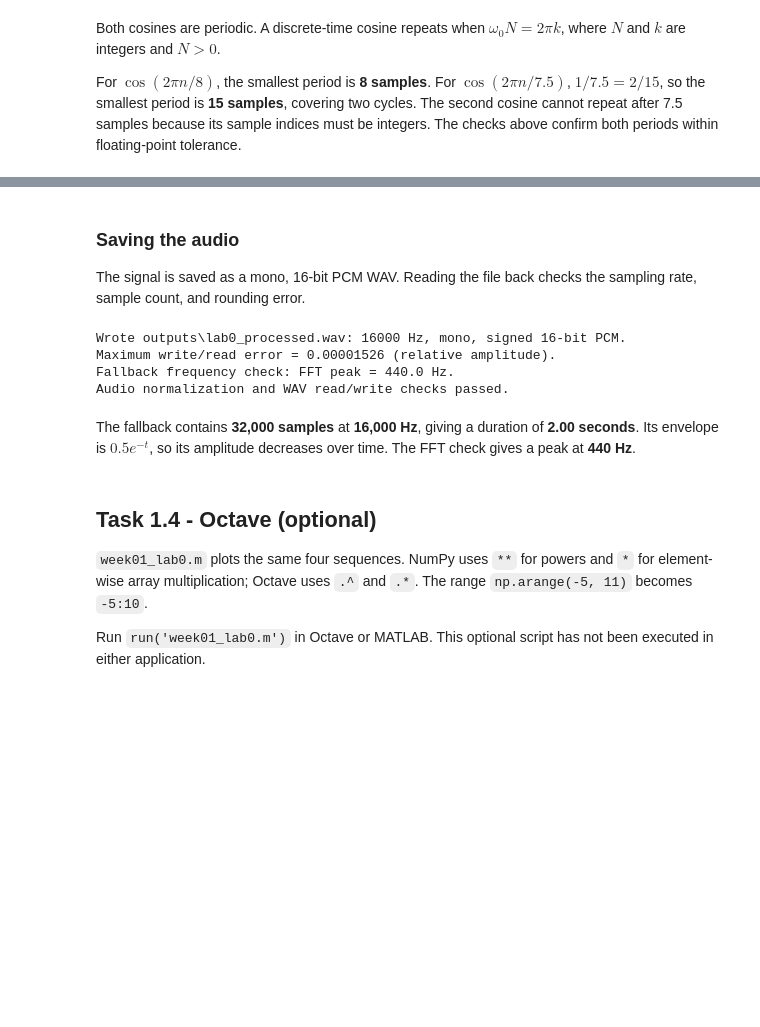
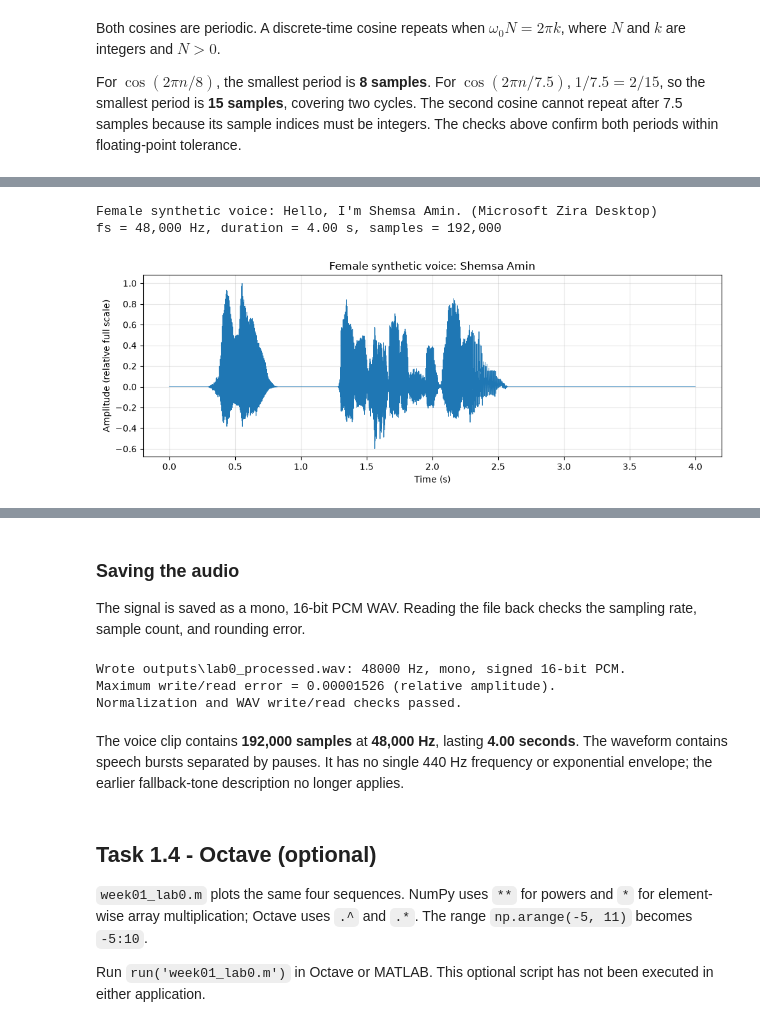
Before and after one commit to Shemsanofly/COU07506-labs, a Jupyter notebook: COU07506_Week01_240242454734.ipynb, the cells around one changed output, grey strips where cells are left out. Cells and saved outputs as stored; diff of their text form; code cells hidden in the pictures; blank space fills up the shorter version.

Commit message:
Update Week 1 with Shemsa female voice and ChatGPT statement

```diff
--- a/COU07506_Week01_240242454734.ipynb
+++ b/COU07506_Week01_240242454734.ipynb
@@ -210,0 +159,36 @@ Peak absolute amplitude = 0.499657
+# %%
+def mono_normalize(raw):
+    raw = np.asarray(raw)
+    values = raw.astype(np.float64)
+    if raw.dtype == np.uint8:
+        values -= 128
+    if values.ndim == 2:
+        values = values.mean(axis=1)
+    if values.ndim != 1 or not values.size or not np.all(np.isfinite(values)):
+        raise ValueError('Expected a nonempty, finite audio signal.')
+    peak = np.max(np.abs(values))
+    return values / peak if peak else values
+
+fname = Path('my_voice.wav')
+if not fname.is_file():
+    raise FileNotFoundError('Place the supplied my_voice.wav beside this notebook (upload it in Colab).')
+fs, raw = wavfile.read(fname)
+x = mono_normalize(raw)
+audio_source = "Female synthetic voice: Hello, I'm Shemsa Amin. (Microsoft Zira Desktop)"
+t = np.arange(len(x)) / fs
+duration = len(x) / fs
+assert fs == 48000 and 3 <= duration <= 5
+print(audio_source)
+print(f'fs = {fs:,} Hz, duration = {duration:.2f} s, samples = {len(x):,}')
+fig, ax = plt.subplots(figsize=(10, 3.8))
+ax.plot(t, x, linewidth=0.6)
+ax.set(title='Female synthetic voice: Shemsa Amin', xlabel='Time (s)', ylabel='Amplitude (relative full scale)')
+ax.grid(True, alpha=0.3)
+fig.tight_layout()
+fig.savefig(output_dir / 'task_1_3_audio.png', dpi=160)
+plt.show()
+display(Audio(x, rate=fs, normalize=False))
+# %% [output]
+Female synthetic voice: Hello, I'm Shemsa Amin. (Microsoft Zira Desktop)
+fs = 48,000 Hz, duration = 4.00 s, samples = 192,000
+[figure, added]
@@ -226,28 +211,19 @@ assert max_error <= 0.5 / 32767 + 1e-12
 print(f'Wrote {audio_out}: {fs_readback} Hz, mono, signed 16-bit PCM.')
 print(f'Maximum write/read error = {max_error:.8f} (relative amplitude).')
 
-# Known-answer checks for normalization and the permitted fallback.
+
 assert np.array_equal(mono_normalize(np.zeros(8, dtype=np.int16)), np.zeros(8))
 assert np.array_equal(mono_normalize(np.array([128, 128], dtype=np.uint8)), [0, 0])
-assert np.allclose(mono_normalize(np.array([-32768, 0, 32767], dtype=np.int16)),
-                   [-1, 0, 32767 / 32768])
-assert np.array_equal(mono_normalize(np.array([[1000, -1000]], dtype=np.int16)), [0])
-if not using_recording:
-    assert fs == 16000 and len(x) == 32000 and duration == 2.0
-    peak_bin = np.argmax(np.abs(np.fft.rfft(x)))
-    measured_frequency = np.fft.rfftfreq(len(x), d=1 / fs)[peak_bin]
-    assert np.isclose(measured_frequency, 440.0)
-    print(f'Fallback frequency check: FFT peak = {measured_frequency:.1f} Hz.')
-print('Audio normalization and WAV read/write checks passed.')
+assert np.allclose(mono_normalize(np.array([-32768, 0, 32767], dtype=np.int16)), [-1, 0, 32767/32768])
+print('Normalization and WAV write/read checks passed.')
 # %% [output]
-Wrote outputs\lab0_processed.wav: 16000 Hz, mono, signed 16-bit PCM.
+Wrote outputs\lab0_processed.wav: 48000 Hz, mono, signed 16-bit PCM.
 Maximum write/read error = 0.00001526 (relative amplitude).
-Fallback frequency check: FFT peak = 440.0 Hz.
-Audio normalization and WAV read/write checks passed.
+Normalization and WAV write/read checks passed.
-# %% [markdown]
-The fallback contains **32,000 samples** at **16,000 Hz**, giving a
-duration of **2.00 seconds**. Its envelope is $0.5e^{-t}$, so its
-amplitude decreases over time. The FFT check gives a peak at **440 Hz**.
+# %% [markdown]
+The voice clip contains **192,000 samples** at **48,000 Hz**, lasting **4.00 seconds**.
+The waveform contains speech bursts separated by pauses. It has no single 440 Hz
+frequency or exponential envelope; the earlier fallback-tone description no longer applies.
 # %% [markdown]
 ## Task 1.4 - Octave (optional)
 
```
Also changed, not shown: parts of 11 cells of this notebook, 10 other files.
